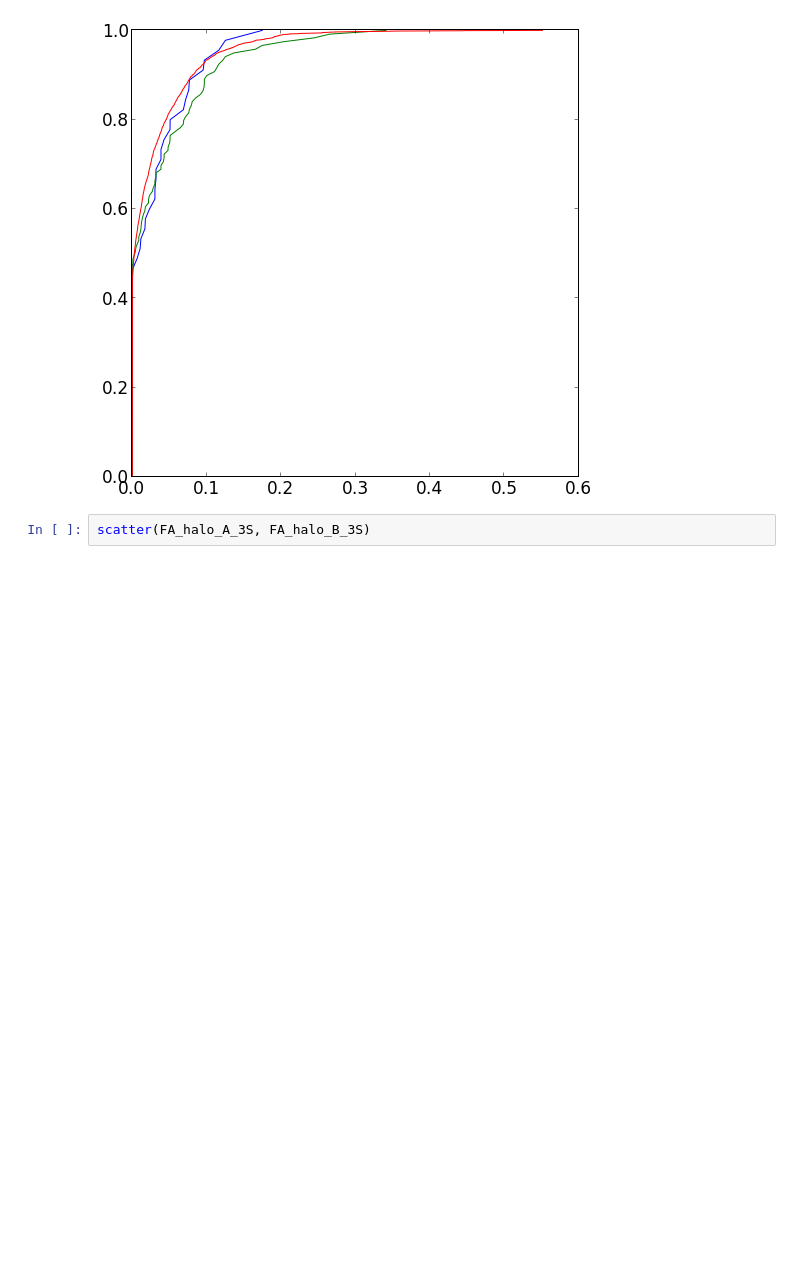
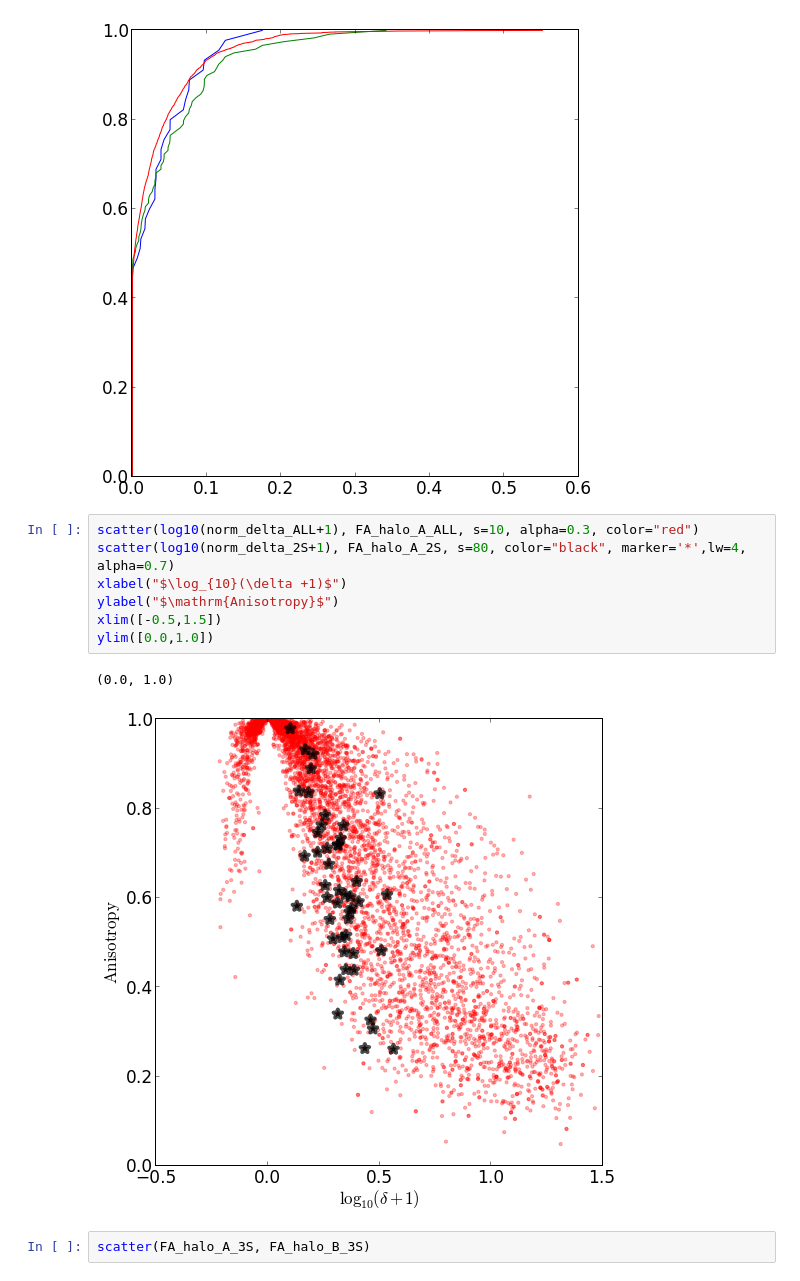
Before and after one commit to forero/LGEnvironment, a Jupyter notebook: code/AnalyzeData.ipynb, the cells around one changed output. Saved outputs shown, nothing was run; the diff lists cells and outputs as text; blank space fills up the shorter version.

```diff
--- a/code/AnalyzeData.ipynb
+++ b/code/AnalyzeData.ipynb
@@ -169,6 +191,16 @@ plot(sort(abs(FA_halo_A_ALL - FA_halo_B_ALL)), linspace(0,1.0,n_ALL))
 # %% [output]
 [<matplotlib.lines.Line2D at 0x...>]
 [figure]
+# %%
+scatter(log10(norm_delta_ALL+1), FA_halo_A_ALL, s=10, alpha=0.3, color="red")
+scatter(log10(norm_delta_2S+1), FA_halo_A_2S, s=80, color="black", marker='*',lw=4, alpha=0.7)
+xlabel("$\log_{10}(\delta +1)$")
+ylabel("$\mathrm{Anisotropy}$")
+xlim([-0.5,1.5])
+ylim([0.0,1.0])
+# %% [output]
+(0.0, 1.0)
+[figure, added]
 # %%
 scatter(FA_halo_A_3S, FA_halo_B_3S)
 # %% [output]
```
Also changed, not shown: parts of 13 cells of this notebook.
